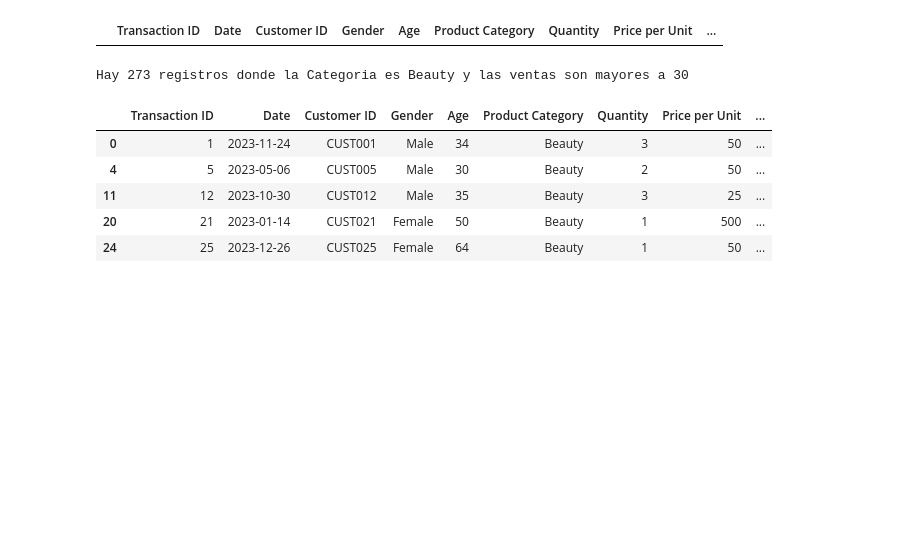
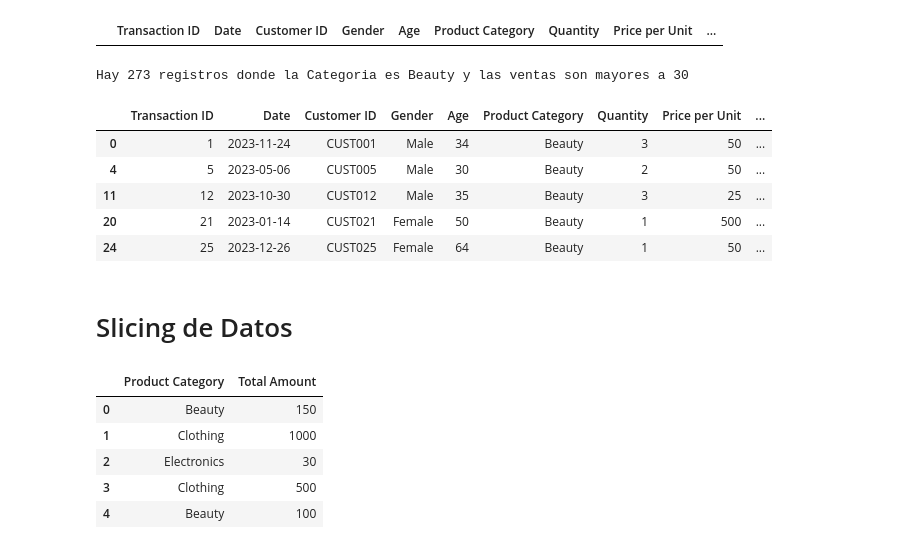
Before and after one commit to kalex066/RetailSales_DataAnalysis, a Jupyter notebook: notebooks/RetailSales_Analysis.ipynb, the cells around one changed output. Drawn from its saved outputs; the diff is of its cells as text; code cells hidden in the pictures; blank space fills up the shorter version.

Commit message:
Slicing de datos

```diff
--- a/notebooks/RetailSales_Analysis.ipynb
+++ b/notebooks/RetailSales_Analysis.ipynb
@@ -186,3 +186,16 @@ Hay 273 registros donde la Categoria es Beauty y las ventas son mayores a 30
 | 11 | 12 | 2023-10-30 | CUST012 | Male | 35 | Beauty | 3 | 25 | ... |
 | 20 | 21 | 2023-01-14 | CUST021 | Female | 50 | Beauty | 1 | 500 | ... |
 | 24 | 25 | 2023-12-26 | CUST025 | Female | 64 | Beauty | 1 | 50 | ... |
+# %% [markdown]
+# Slicing de Datos
+# %%
+# Selecciona y muestra solo las columnas Producto y Ventas del DataFrame.
+df1 = df_rs[['Product Category', 'Total Amount']]
+df1.head()
+# %% [output]
+|  | Product Category | Total Amount |
+| 0 | Beauty | 150 |
+| 1 | Clothing | 1000 |
+| 2 | Electronics | 30 |
+| 3 | Clothing | 500 |
+| 4 | Beauty | 100 |
```
Also changed, not shown: parts of 2 cells of this notebook.
